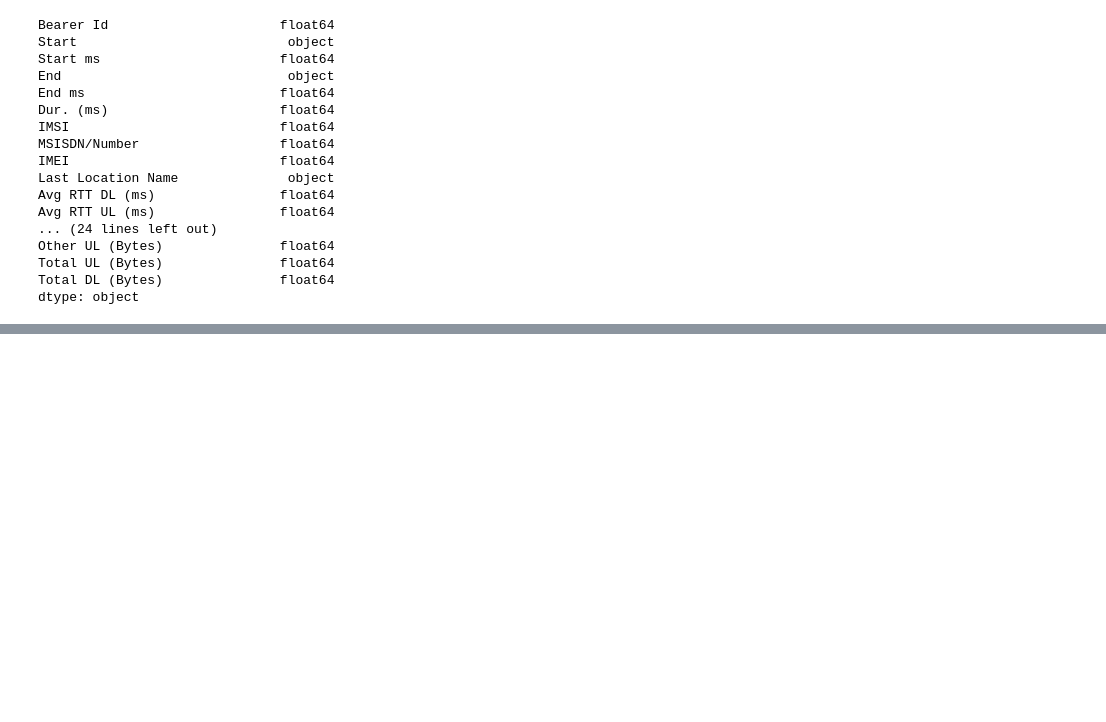
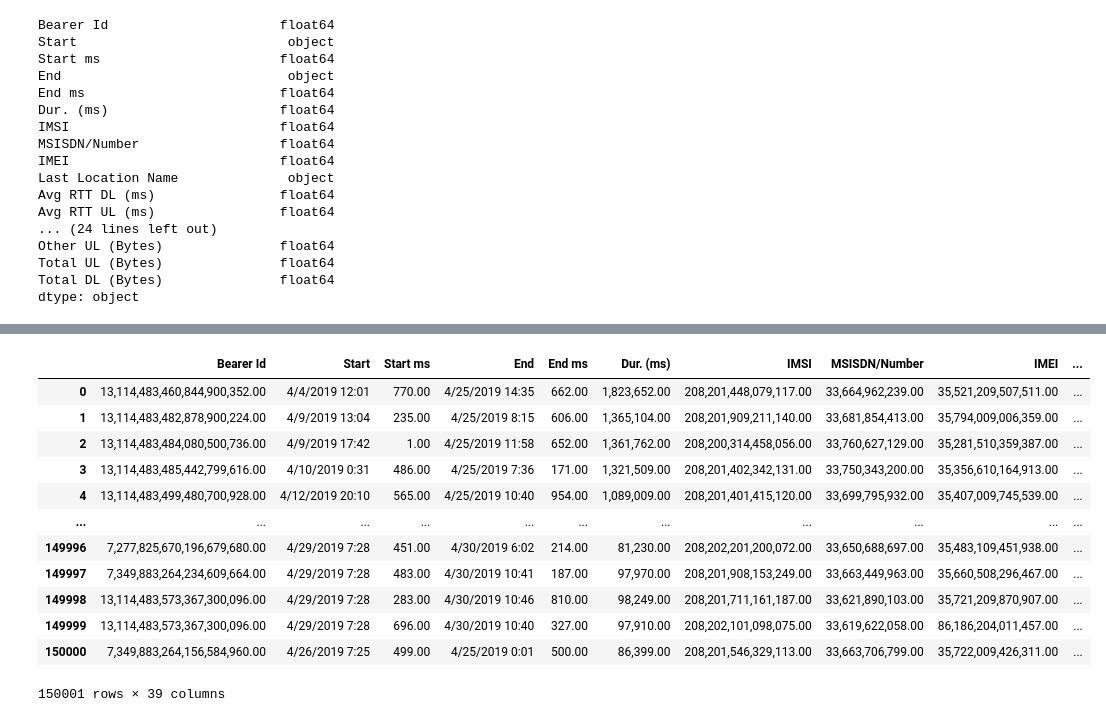
Before and after one commit to sureshb208/telecommunication-user-analytics, a Jupyter notebook: notebooks/Data Cleaning, Extraction.ipynb, the cells around one changed output, grey strips where cells are left out. Saved outputs shown, nothing was run; the diff lists cells and outputs as text; code cells hidden in the pictures; blank space fills up the shorter version.

```diff
--- a/notebooks/Data Cleaning, Extraction.ipynb
+++ b/notebooks/Data Cleaning, Extraction.ipynb
@@ -235,0 +451,4 @@ df_clean['Total DL (Bytes)'] = df_clean['Total DL (Bytes)'].fillna(df_clean['Tot
+# %%
+pd.set_option('max_column', None)
+df = pd.read_excel("../data/Week1_challenge_data_source.json", engine = 'openpyxl')
+df.head()
@@ -235,0 +477,17 @@ df_clean['Total DL (Bytes)'] = df_clean['Total DL (Bytes)'].fillna(df_clean['Tot
+# %%
+dfExp = df_clean.copy()
+dfExp
+# %% [output]
+|  | Bearer Id | Start | Start ms | End | End ms | Dur. (ms) | IMSI | MSISDN/Number | IMEI | ... |
+| 0 | 13,114,483,460,844,900,352.00 | 4/4/2019 12:01 | 770.00 | 4/25/2019 14:35 | 662.00 | 1,823,652.00 | 208,201,448,079,117.00 | 33,664,962,239.00 | 35,521,209,507,511.00 | ... |
+| 1 | 13,114,483,482,878,900,224.00 | 4/9/2019 13:04 | 235.00 | 4/25/2019 8:15 | 606.00 | 1,365,104.00 | 208,201,909,211,140.00 | 33,681,854,413.00 | 35,794,009,006,359.00 | ... |
+| 2 | 13,114,483,484,080,500,736.00 | 4/9/2019 17:42 | 1.00 | 4/25/2019 11:58 | 652.00 | 1,361,762.00 | 208,200,314,458,056.00 | 33,760,627,129.00 | 35,281,510,359,387.00 | ... |
+| 3 | 13,114,483,485,442,799,616.00 | 4/10/2019 0:31 | 486.00 | 4/25/2019 7:36 | 171.00 | 1,321,509.00 | 208,201,402,342,131.00 | 33,750,343,200.00 | 35,356,610,164,913.00 | ... |
+| 4 | 13,114,483,499,480,700,928.00 | 4/12/2019 20:10 | 565.00 | 4/25/2019 10:40 | 954.00 | 1,089,009.00 | 208,201,401,415,120.00 | 33,699,795,932.00 | 35,407,009,745,539.00 | ... |
+| ... | ... | ... | ... | ... | ... | ... | ... | ... | ... | ... |
+| 149996 | 7,277,825,670,196,679,680.00 | 4/29/2019 7:28 | 451.00 | 4/30/2019 6:02 | 214.00 | 81,230.00 | 208,202,201,200,072.00 | 33,650,688,697.00 | 35,483,109,451,938.00 | ... |
+| 149997 | 7,349,883,264,234,609,664.00 | 4/29/2019 7:28 | 483.00 | 4/30/2019 10:41 | 187.00 | 97,970.00 | 208,201,908,153,249.00 | 33,663,449,963.00 | 35,660,508,296,467.00 | ... |
+| 149998 | 13,114,483,573,367,300,096.00 | 4/29/2019 7:28 | 283.00 | 4/30/2019 10:46 | 810.00 | 98,249.00 | 208,201,711,161,187.00 | 33,621,890,103.00 | 35,721,209,870,907.00 | ... |
+| 149999 | 13,114,483,573,367,300,096.00 | 4/29/2019 7:28 | 696.00 | 4/30/2019 10:40 | 327.00 | 97,910.00 | 208,202,101,098,075.00 | 33,619,622,058.00 | 86,186,204,011,457.00 | ... |
+| 150000 | 7,349,883,264,156,584,960.00 | 4/26/2019 7:25 | 499.00 | 4/25/2019 0:01 | 500.00 | 86,399.00 | 208,201,546,329,113.00 | 33,663,706,799.00 | 35,722,009,426,311.00 | ... |
+150001 rows × 39 columns
```
Also changed, not shown: parts of 23 cells of this notebook.
